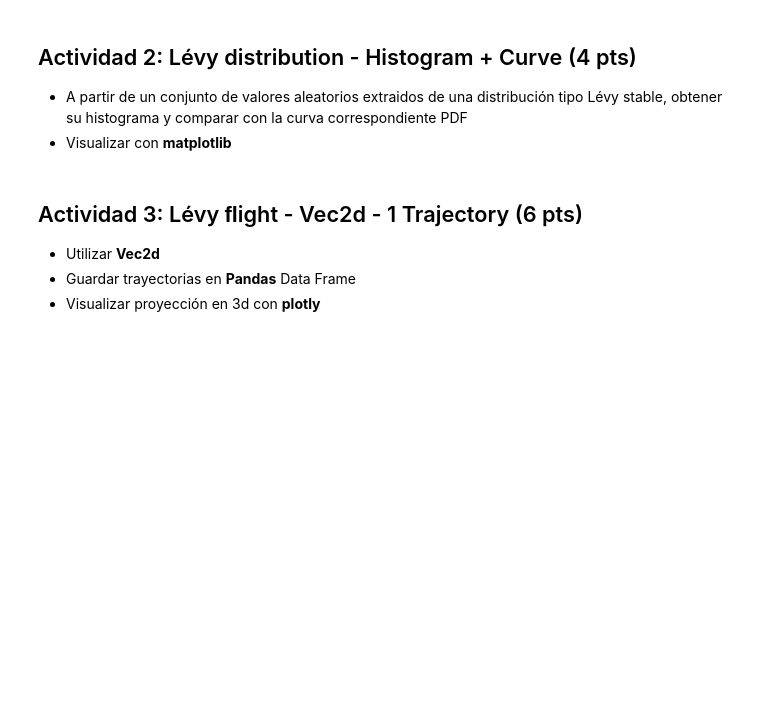
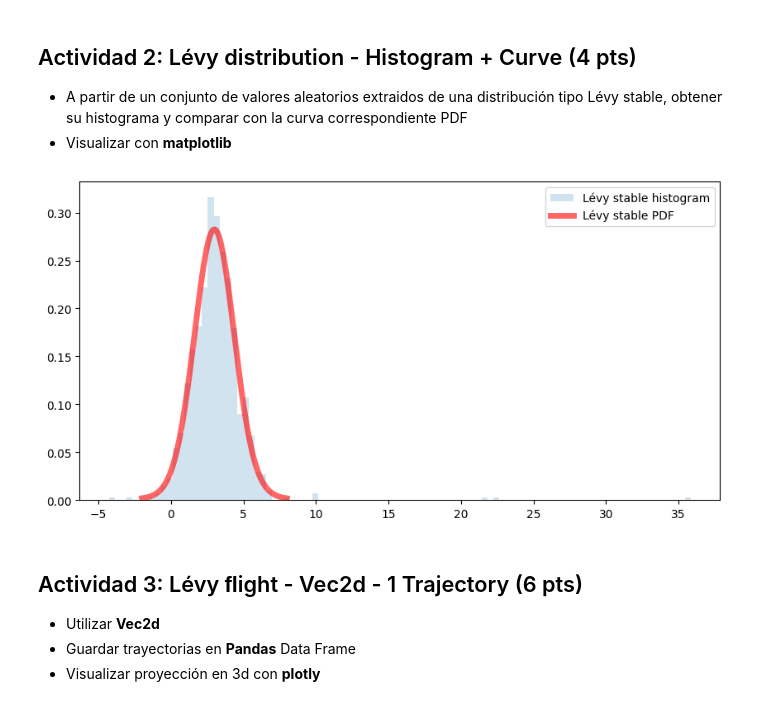
Before and after one commit to BeatrizDU/random-walks-MCAP, a Jupyter notebook: TI_1_Practica2_Beatriz.ipynb, the cells around one changed output. Cells and saved outputs as stored; diff of their text form; code cells hidden in the pictures; blank space fills up the shorter version.

Commit message:
Add histogram with random values of Lévy distribution

```diff
--- a/TI_1_Practica2_Beatriz.ipynb
+++ b/TI_1_Practica2_Beatriz.ipynb
@@ -129,6 +129,29 @@ fig_levy_pdf.show_plot()
 
 * A partir de un conjunto de valores aleatorios extraidos de una distribución tipo Lévy stable, obtener su histograma y comparar con la curva correspondiente PDF
 * Visualizar con **matplotlib**
+# %%
+#Init parameters
+sample_size = 1000
+miu = 3.0
+beta = 0
+levy_exponent = 1.9
+n_steps = 400
+tail_limit = 5
+
+aux_domain = np.linspace(miu - tail_limit, miu + tail_limit, n_steps)
+levy_pdf = np.array([levy_stable.pdf(i, alpha=levy_exponent, beta=beta, loc=miu) for i in aux_domain])
+random_levy = levy_stable.rvs(alpha=levy_exponent, beta=beta, loc=miu, size=sample_size)
+
+fig, ax = plt.subplots(1,1)
+fig.set_figheight(5)
+fig.set_figwidth(10)
+
+ax.hist(random_levy, bins=100, density=True, histtype="stepfilled", alpha=0.2, label="Lévy stable histogram")
+ax.plot(aux_domain, levy_pdf, "r-", lw=5, alpha=0.6, label="Lévy stable PDF")
+ax.legend(loc="best")
+plt.show()
+# %% [output]
+[figure, added]
 # %% [markdown]
 ## Actividad 3: Lévy ﬂight - Vec2d - 1 Trajectory (6 pts)
 
```
Also changed, not shown: parts of 1 cell of this notebook.
